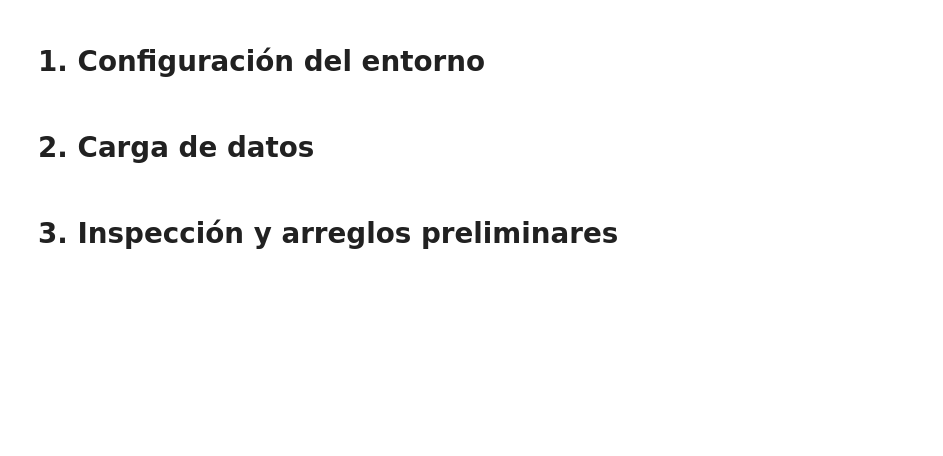
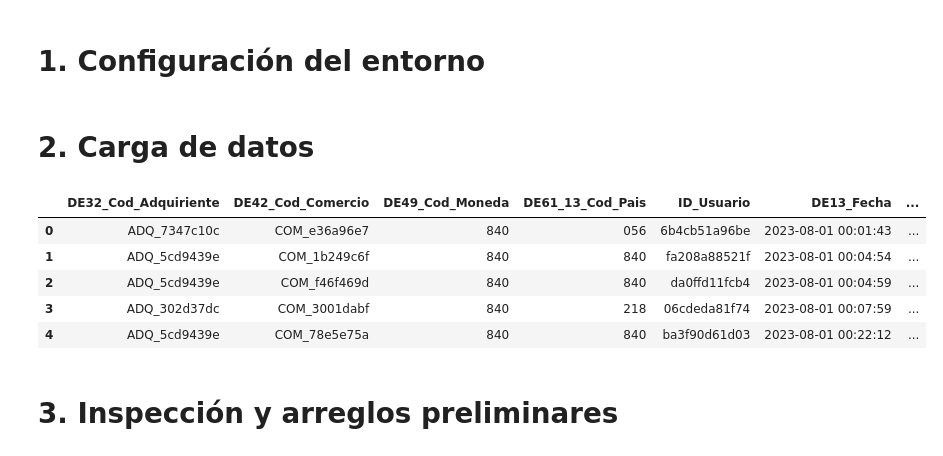
Before and after one commit to Xavieroc93/fraud-detection-ml, a Jupyter notebook: notebooks/01_carga_limpeza.ipynb, the cells around one changed output. Cells and saved outputs as stored; diff of their text form; code cells hidden in the pictures; blank space fills up the shorter version.

```diff
--- a/notebooks/01_carga_limpeza.ipynb
+++ b/notebooks/01_carga_limpeza.ipynb
@@ -70,6 +72,15 @@ query = (
 )
 
 df_trx_emisor = df_trx_emisor = pd.read_sql(query, con=engine)
+# %%
+df_trx_emisor.head(5)
+# %% [output]
+|  | DE32_Cod_Adquiriente | DE42_Cod_Comercio | DE49_Cod_Moneda | DE61_13_Cod_Pais | ID_Usuario | DE13_Fecha | ... |
+| 0 | ADQ_7347c10c | COM_e36a96e7 | 840 | 056 | 6b4cb51a96be | 2023-08-01 00:01:43 | ... |
+| 1 | ADQ_5cd9439e | COM_1b249c6f | 840 | 840 | fa208a88521f | 2023-08-01 00:04:54 | ... |
+| 2 | ADQ_5cd9439e | COM_f46f469d | 840 | 840 | da0ffd11fcb4 | 2023-08-01 00:04:59 | ... |
+| 3 | ADQ_302d37dc | COM_3001dabf | 840 | 218 | 06cdeda81f74 | 2023-08-01 00:07:59 | ... |
+| 4 | ADQ_5cd9439e | COM_78e5e75a | 840 | 840 | ba3f90d61d03 | 2023-08-01 00:22:12 | ... |
 # %% [markdown]
 # 3. Inspección y arreglos preliminares
 # %% [markdown]
```
Also changed, not shown: parts of 2 cells of this notebook.
